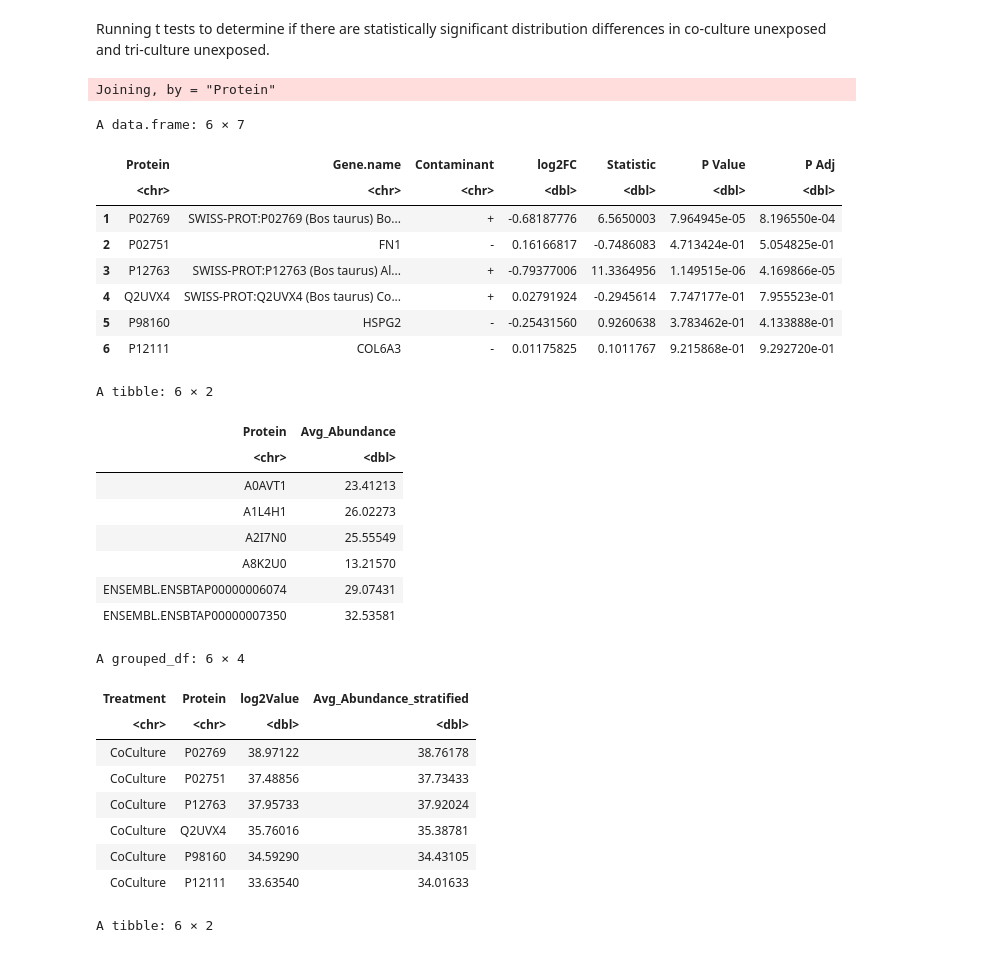
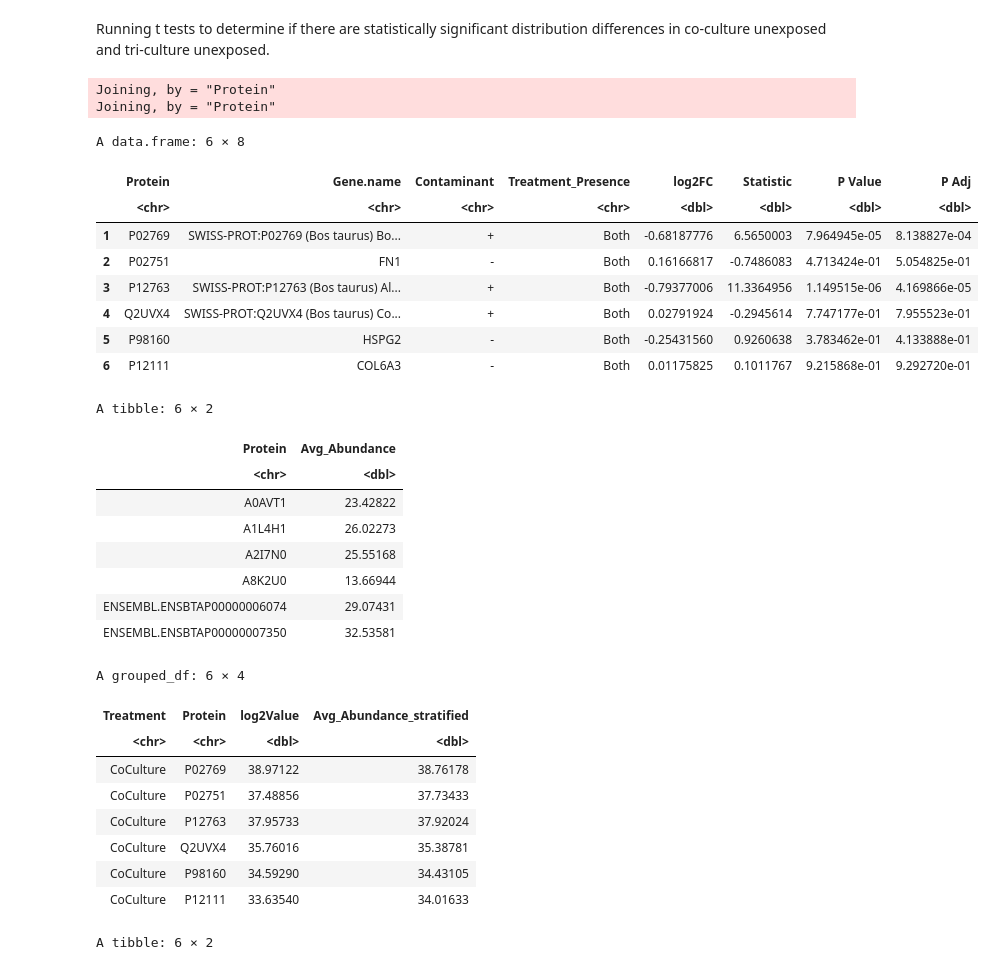
Before and after one commit to UNC-CEMALB/Characterizing-the-Extracellular-Vesicle-Proteomic-Landscape-of-the-Human-Airway-using-In-vitro-Orga, a Jupyter notebook: 2. Group Distribution Analysis/Group Distribution Analysis (Table S1).ipynb, the cells around one changed output. Cells and saved outputs as stored; diff of their text form; code cells hidden in the pictures.

```diff
--- a/2. Group Distribution Analysis/Group Distribution Analysis (Table S1).ipynb
+++ b/2. Group Distribution Analysis/Group Distribution Analysis (Table S1).ipynb
@@ -1,6 +1,6 @@
 # %%
 Output = ('/Users/alexis/Library/CloudStorage/OneDrive-UniversityofNorthCarolinaatChapelHill/CEMALB_DataAnalysisPM/Projects/P1008. InVitroWildfire EVProteomics V2/P1008.3. Analyses/P1008.3.2. Group Distribution Analysis/Output')
-cur_date = "081622"
+cur_date = "082322"
 
 library(readxl)
 library(tidyverse)
@@ -8,7 +8,7 @@ library(reshape2)
 
 
 #reading in file
-proteomics_df = data.frame(read_excel("Input/072622_Imputed_Proteomics_Data.xlsx"))
+proteomics_df = data.frame(read_excel("Input/082322_Imputed_Proteomics_Data.xlsx"))
 protein_info_df = data.frame(read_excel("Input/List of Proteins Detected_041922.xlsx")) %>%
     rename(Protein = Accession)
 # %% [output]
@@ -145,23 +146,27 @@ t_test_df = t_test_values(set1_proteomics_df, set2_proteomics_df)
 # %%
 # adding in gene names and filtering contaminants
 final_t_test_df = left_join(t_test_df, protein_info_df %>%
                                 select(c("Protein", "Gene.name", "Contaminant"))) #%>%
     # this contaminant filter takes the number of proteins from 1451 to 1336
 #      filter(Contaminant == "-") %>%
 #      select(-Contaminant)
-final_t_test_df = final_t_test_df[, c(1,6,7,2,3,4,5)]
+final_t_test_df = inner_join(final_t_test_df, proteomics_df %>%
+                                 select(Treatment_Presence, Protein) %>%
+                            unique())
+final_t_test_df = final_t_test_df[, c(1,6,7,8,2,3,4,5)]
 head(final_t_test_df)
 # %% [output]
 Joining, by = "Protein"
+Joining, by = "Protein"
-A data.frame: 6 × 7
+A data.frame: 6 × 8
-|  | Protein | Gene.name | Contaminant | log2FC | Statistic | P Value | P Adj |
-|  | <chr> | <chr> | <chr> | <dbl> | <dbl> | <dbl> | <dbl> |
-| 1 | P02769 | SWISS-PROT:P02769 (Bos taurus) Bo... | + | -0.68187776 | 6.5650003 | 7.964945e-05 | 8.196550e-04 |
-| 2 | P02751 | FN1 | - | 0.16166817 | -0.7486083 | 4.713424e-01 | 5.054825e-01 |
-| 3 | P12763 | SWISS-PROT:P12763 (Bos taurus) Al... | + | -0.79377006 | 11.3364956 | 1.149515e-06 | 4.169866e-05 |
-| 4 | Q2UVX4 | SWISS-PROT:Q2UVX4 (Bos taurus) Co... | + | 0.02791924 | -0.2945614 | 7.747177e-01 | 7.955523e-01 |
-| 5 | P98160 | HSPG2 | - | -0.25431560 | 0.9260638 | 3.783462e-01 | 4.133888e-01 |
-| 6 | P12111 | COL6A3 | - | 0.01175825 | 0.1011767 | 9.215868e-01 | 9.292720e-01 |
+|  | Protein | Gene.name | Contaminant | Treatment_Presence | log2FC | Statistic | P Value | P Adj |
+|  | <chr> | <chr> | <chr> | <chr> | <dbl> | <dbl> | <dbl> | <dbl> |
+| 1 | P02769 | SWISS-PROT:P02769 (Bos taurus) Bo... | + | Both | -0.68187776 | 6.5650003 | 7.964945e-05 | 8.138827e-04 |
+| 2 | P02751 | FN1 | - | Both | 0.16166817 | -0.7486083 | 4.713424e-01 | 5.054825e-01 |
+| 3 | P12763 | SWISS-PROT:P12763 (Bos taurus) Al... | + | Both | -0.79377006 | 11.3364956 | 1.149515e-06 | 4.169866e-05 |
+| 4 | Q2UVX4 | SWISS-PROT:Q2UVX4 (Bos taurus) Co... | + | Both | 0.02791924 | -0.2945614 | 7.747177e-01 | 7.955523e-01 |
+| 5 | P98160 | HSPG2 | - | Both | -0.25431560 | 0.9260638 | 3.783462e-01 | 4.133888e-01 |
+| 6 | P12111 | COL6A3 | - | Both | 0.01175825 | 0.1011767 | 9.215868e-01 | 9.292720e-01 |
 # %%
 # exporting t test results for volcano plot
 write.csv(final_t_test_df, paste0(Output,"/", cur_date, "_Statistical_Results_Only.csv"), row.names = FALSE)
@@ -175,7 +180,7 @@ avg_abundance_df = proteomics_df %>%
 avg_abundance_df_stratified = proteomics_df %>%
     group_by(Treatment, Protein) %>%
     mutate(Avg_Abundance_stratified = mean(log2Value)) %>%
-    select(-c("Set", "ID", "Value"))
+    select(-c("Set", "ID", "Value", "Treatment_Presence"))
 
 head(avg_abundance_df)
 head(avg_abundance_df_stratified)
@@ -183,10 +188,10 @@ head(avg_abundance_df_stratified)
 A tibble: 6 × 2
 | Protein | Avg_Abundance |
 | <chr> | <dbl> |
-| A0AVT1 | 23.41213 |
+| A0AVT1 | 23.42822 |
 | A1L4H1 | 26.02273 |
-| A2I7N0 | 25.55549 |
-| A8K2U0 | 13.21570 |
+| A2I7N0 | 25.55168 |
+| A8K2U0 | 13.66944 |
 | ENSEMBL.ENSBTAP00000006074 | 29.07431 |
 | ENSEMBL.ENSBTAP00000007350 | 32.53581 |
 A grouped_df: 6 × 4
```
Also changed, not shown: parts of 8 cells of this notebook.
